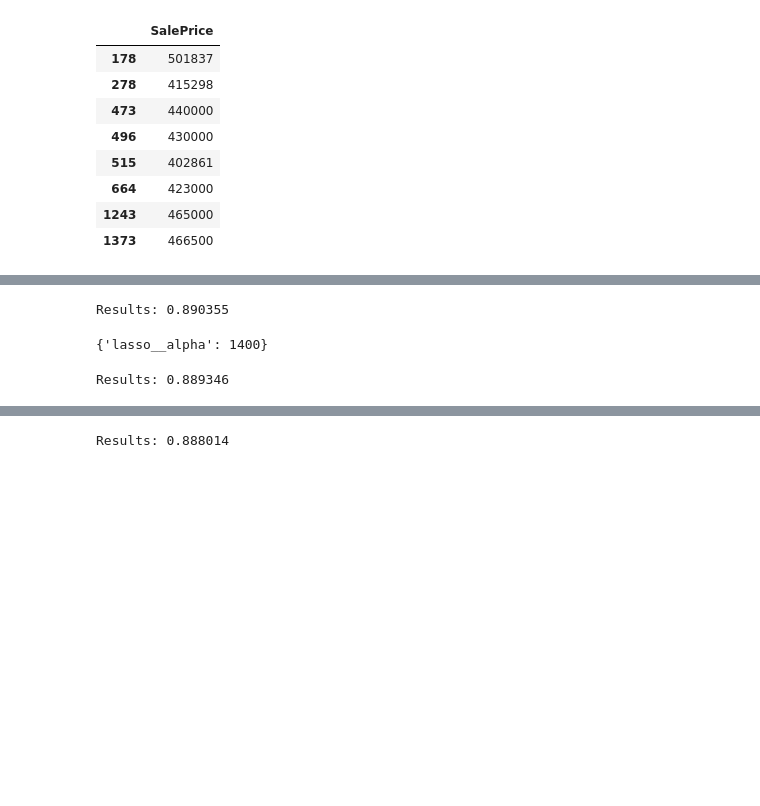
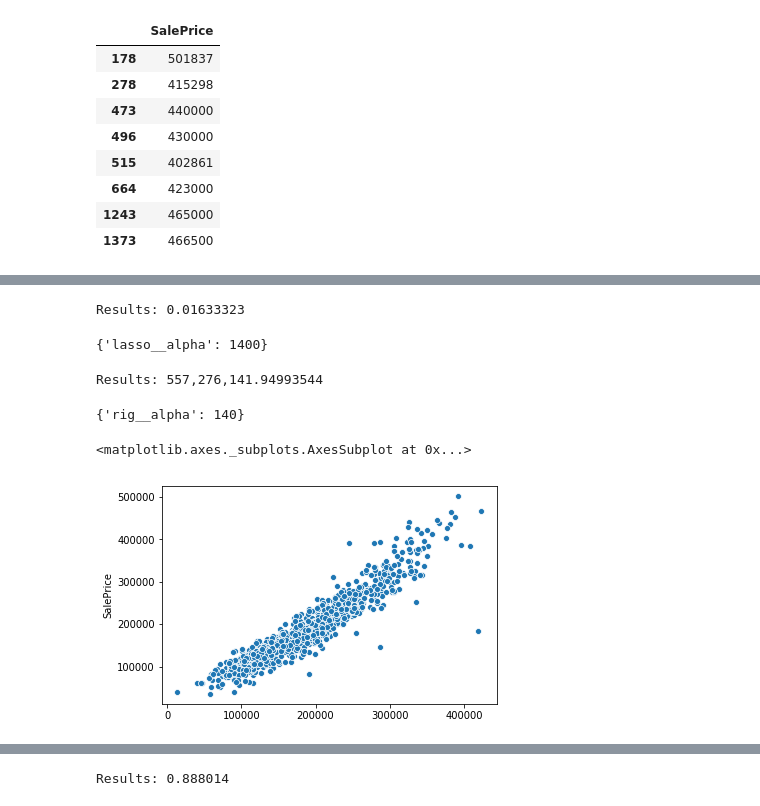
Before and after one commit to luigi-0/House-Prices, a Jupyter notebook: parameter_tuning/gbr_grid.ipynb, the cells around one changed output, grey strips where cells are left out. Saved outputs shown, nothing was run; the diff lists cells and outputs as text; code cells hidden in the pictures; blank space fills up the shorter version.

Commit message:
added some plots

```diff
--- a/parameter_tuning/gbr_grid.ipynb
+++ b/parameter_tuning/gbr_grid.ipynb
@@ -12,10 +12,11 @@ from sklearn.preprocessing import StandardScaler
 from sklearn.impute import SimpleImputer
 from sklearn.base import BaseEstimator, TransformerMixin
 from sklearn.pipeline import Pipeline
+import matplotlib.pyplot as plt
+import seaborn as sns
 
 house_source_data = pd.read_csv("train.csv")
 house_test = pd.read_csv("test.csv")
-
 
 # Store the label for the training set.
 house_labels = house_source_data['SalePrice'].copy().drop([691, 1182, 1169, 803, 897, 898, 185, 495, 968,
@@ -198,6 +199,9 @@ def generator(dataframe):
     new_dataframe['total_house_sqft'] = (new_dataframe['2ndFlrSF'] + new_dataframe['TotalBsmtSF'] +
                                    new_dataframe['1stFlrSF'])
 
+    new_dataframe['total_bathrooms'] = (new_dataframe['FullBath'] + (0.5 * new_dataframe['HalfBath']) +
+                               new_dataframe['BsmtFullBath'] + (0.5 * new_dataframe['BsmtHalfBath']))
+
     #new_dataframe['total_sqft_sqrd'] = new_dataframe['total_sqft']**2
 
     #new_dataframe['total_sqft_cubed'] = new_dataframe['total_sqft']**3
@@ -315,9 +319,7 @@ def data_staging(data_in):
     data_in_cleaned = mapper(data_in_cleaned, utilities_rating_feature, utilities_ordinal_ratings)
 
     # Generate new features.
-    data_in_cleaned = generator(data_in_cleaned).drop([691, 1182, 1169, 803, 897, 898, 185, 495, 968,
-                                                      705, 642, 769, 798, 1046, 440, 190, 608, 1268,
-                                                      1353, 426, 1423])
+    data_in_cleaned = generator(data_in_cleaned)
 
     return data_in_cleaned
 
@@ -331,7 +333,10 @@ features_to_drop = ['MoSold', 'YrSold', 'BsmtFinType2', '3SsnPorch', 'BsmtFinSF2
                    'BedroomAbvGr', 'BsmtCond', 'BsmtUnfSF', 'Utilities',
                    'GarageYrBlt']
 
-house_train_staging = data_staging(house_source_data.copy()).drop(columns=features_to_drop)
+house_train_staging = data_staging(house_source_data.copy()).drop(columns=features_to_drop).drop([691, 1182, 1169, 803, 897, 898, 185, 495, 968,
+                                                      705, 642, 769, 798, 1046, 440, 190, 608, 1268,
+                                                      1353, 426, 1423])
+
 house_test_staging = data_staging(house_test.copy()).drop(columns=features_to_drop)
 
 # Store all the numeric type column names for DataFrameSelector().
@@ -439,7 +452,7 @@ def rmsle(y, y_pred):
 lasso_pipe = Pipeline(steps=[('preprocessor', preprocessor),
                              ('lasso', Lasso(selection='random', random_state=np.random.seed(seed)))])
 
-lasso_param_grid = {'lasso__alpha' : [600, 700, 800, 900, 1000, 1100, 1200, 1300, 1400, 1500, 2000]}
+lasso_param_grid = {'lasso__alpha' : [1000, 1100, 1200, 1300, 1400, 1500, 2000, 3000]}
 
 lasso_grid = GridSearchCV(lasso_pipe, param_grid=lasso_param_grid, cv=5, scoring='neg_mean_squared_error', n_jobs=-1)
 
@@ -447,9 +460,9 @@ lasso_grid.fit(house_train_staging.copy(), house_labels)
 
 lasso_grid_pred = lasso_grid.best_estimator_.named_steps['lasso'].predict(house_train)
 
-#lasso_rmse = rmsle(house_labels, lasso_grid_pred)
+lasso_rmse = rmsle(house_labels, lasso_grid_pred)
 
 lasso_grid_best = lasso_grid.best_estimator_.named_steps['lasso']
 
-print('Results: {:,.8f} '.format(-lasso_grid.best_score_))
+print('Results: {:,.8f} '.format(-lasso_grid.best_score_, lasso_rmse))
 # %% [output]
@@ -473,7 +470,7 @@ pd.DataFrame(lasso_grid.cv_results_)
 # %%
-print('Results: {:8f} '.format(lasso_grid.best_score_))
+print('Results: {:,.8f} '.format(-lasso_grid.best_score_))
 # %% [output]
-Results: 0.890355
+Results: 0.01633323
 # %%
 lasso_grid.best_params_
 # %% [output]
@@ -482,9 +479,9 @@ lasso_grid.best_params_
 ridge_pipe = Pipeline(steps=[('preprocessor', preprocessor),
                              ('rig', Ridge(random_state=np.random.seed(seed)))])
 
-ridge_param_grid = {'rig__alpha' : [1, 5, 10, 70, 80, 90, 100, 110, 120, 130, 140, 150, 200]}
+ridge_param_grid = {'rig__alpha' : [90, 100, 110, 120, 130, 140, 150, 200, 300, 400, 500]}
 
-ridge_grid = GridSearchCV(ridge_pipe, param_grid=ridge_param_grid, cv=5, n_jobs=-1)
+ridge_grid = GridSearchCV(ridge_pipe, param_grid=ridge_param_grid, cv=5, scoring='neg_mean_squared_error', n_jobs=-1)
 
 ridge_grid.fit(house_train_staging.copy(), house_labels)
 
@@ -492,6 +489,15 @@ ridge_grid_pred = ridge_grid.best_estimator_.named_steps['rig'].predict(house_tr
 
 ridge_grid_best = ridge_grid.best_estimator_.named_steps['rig']
 
-print('Results: {:8f}'.format(ridge_grid.best_score_))
+print('Results: {:,.8f}'.format(-ridge_grid.best_score_))
 # %% [output]
-Results: 0.889346
+Results: 557,276,141.94993544
+# %%
+ridge_grid.best_params_
+# %% [output]
+{'rig__alpha': 140}
+# %%
+sns.scatterplot(lasso_grid_pred, house_labels)
+# %% [output]
+<matplotlib.axes._subplots.AxesSubplot at 0x...>
+[figure, added]
```
Also changed, not shown: parts of 18 cells of this notebook.
